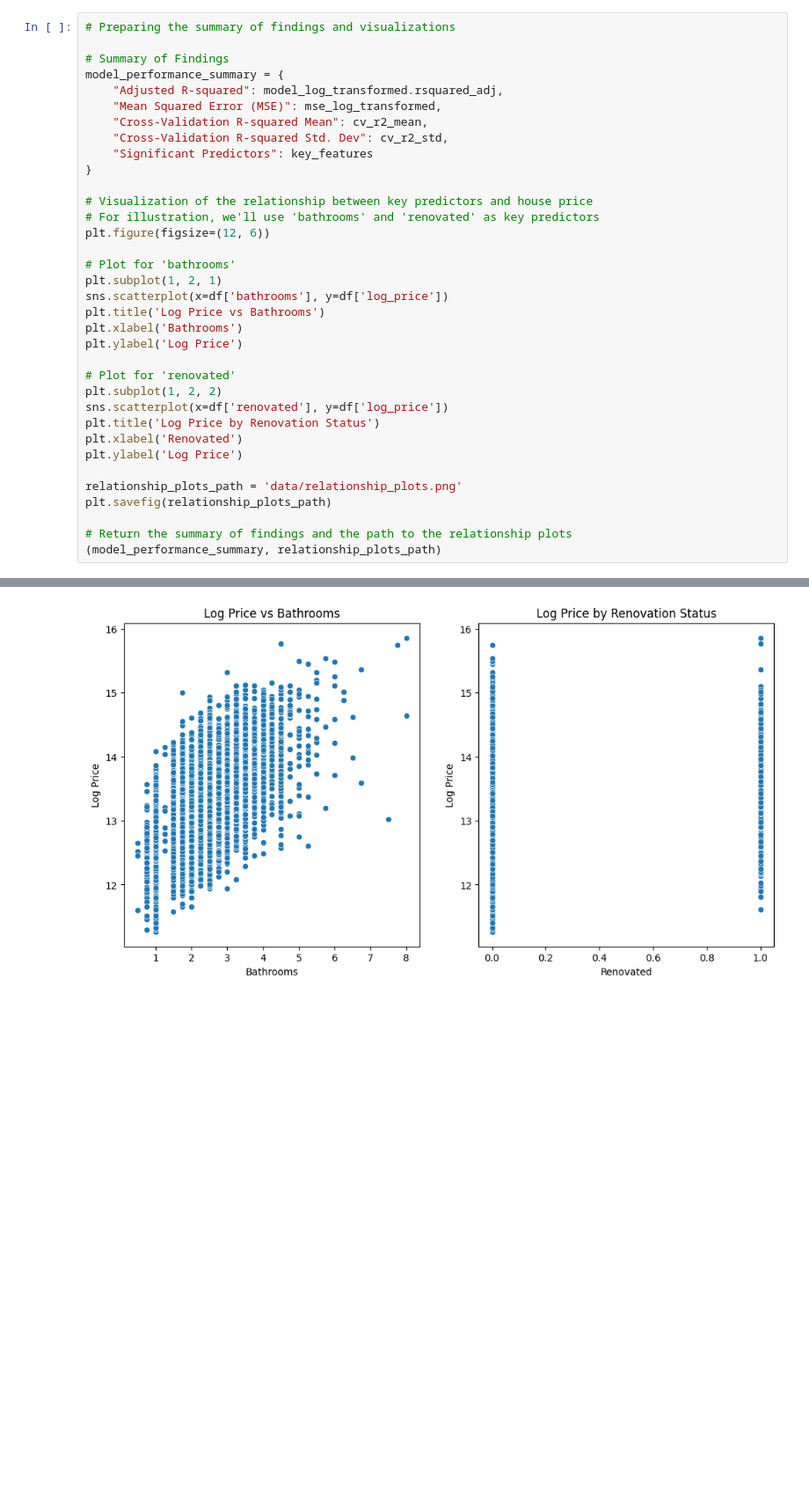
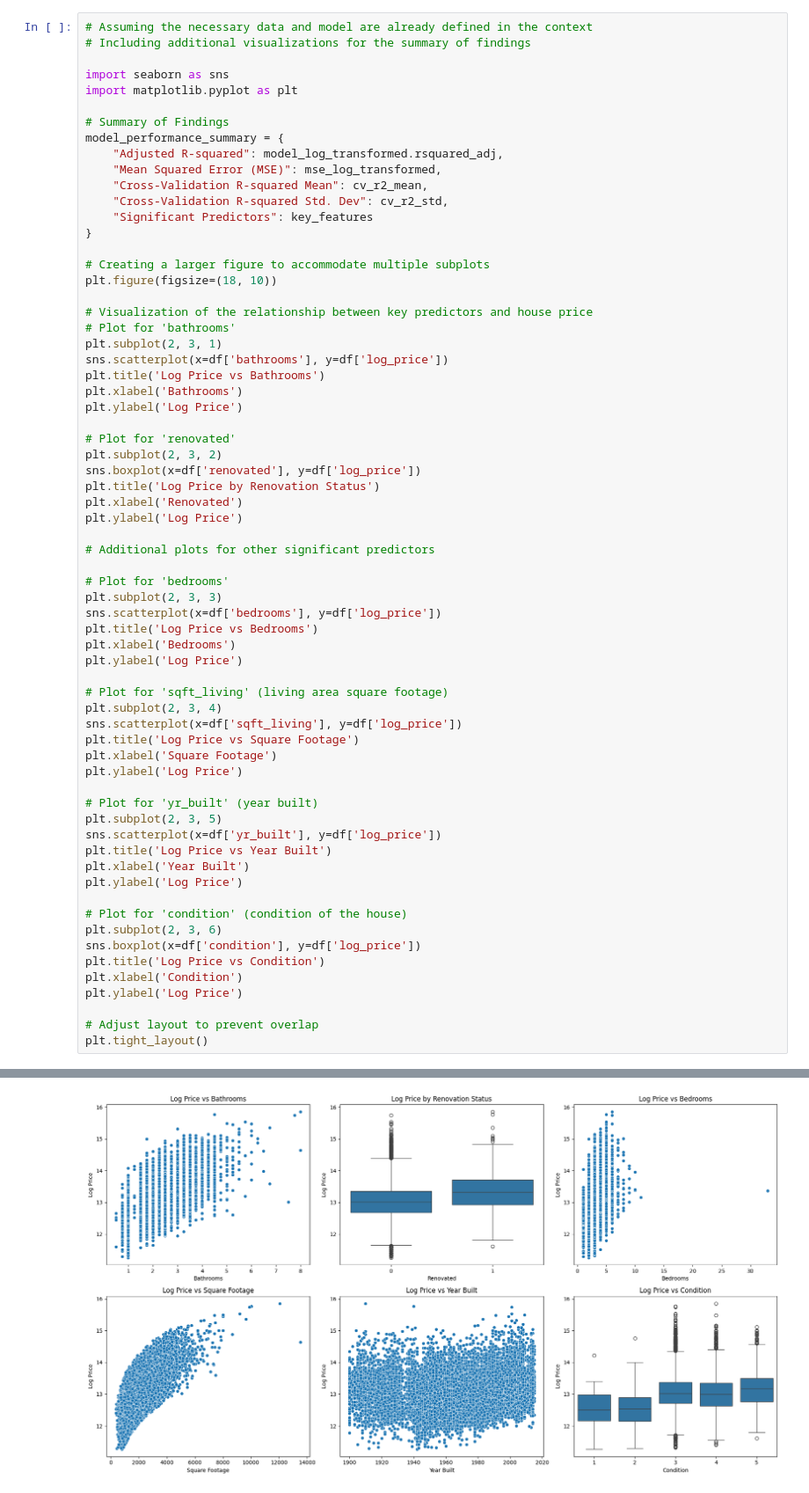
Before and after one commit to aleenevado/DAT8_Project2_Regression, a Jupyter notebook: student.ipynb, the cells around one changed output, grey strips where cells are left out. Shown: that part at 88% size. Cells and saved outputs as stored; diff of their text form; blank space fills up the shorter version.

```diff
--- a/student.ipynb
+++ b/student.ipynb
@@ -379,5 +405,9 @@ high_cooks_d_points = np.where(cooks_d > 4 / len(X))[0]
 # %%
-# Preparing the summary of findings and visualizations
+# Assuming the necessary data and model are already defined in the context
+# Including additional visualizations for the summary of findings
+
+import seaborn as sns
+import matplotlib.pyplot as plt
 
 # Summary of Findings
 model_performance_summary = {
@@ -388,27 +418,54 @@ model_performance_summary = {
     "Significant Predictors": key_features
 }
 
+# Creating a larger figure to accommodate multiple subplots
+plt.figure(figsize=(18, 10))
+
 # Visualization of the relationship between key predictors and house price
-# For illustration, we'll use 'bathrooms' and 'renovated' as key predictors
-plt.figure(figsize=(12, 6))
-
 # Plot for 'bathrooms'
-plt.subplot(1, 2, 1)
+plt.subplot(2, 3, 1)
 sns.scatterplot(x=df['bathrooms'], y=df['log_price'])
 plt.title('Log Price vs Bathrooms')
 plt.xlabel('Bathrooms')
 plt.ylabel('Log Price')
 
 # Plot for 'renovated'
-plt.subplot(1, 2, 2)
-sns.scatterplot(x=df['renovated'], y=df['log_price'])
+plt.subplot(2, 3, 2)
+sns.boxplot(x=df['renovated'], y=df['log_price'])
 plt.title('Log Price by Renovation Status')
 plt.xlabel('Renovated')
 plt.ylabel('Log Price')
 
-relationship_plots_path = 'data/relationship_plots.png'
-plt.savefig(relationship_plots_path)
+# Additional plots for other significant predictors
 
-# Return the summary of findings and the path to the relationship plots
-(model_performance_summary, relationship_plots_path)
+# Plot for 'bedrooms'
+plt.subplot(2, 3, 3)
+sns.scatterplot(x=df['bedrooms'], y=df['log_price'])
+plt.title('Log Price vs Bedrooms')
+plt.xlabel('Bedrooms')
+plt.ylabel('Log Price')
+
+# Plot for 'sqft_living' (living area square footage)
+plt.subplot(2, 3, 4)
+sns.scatterplot(x=df['sqft_living'], y=df['log_price'])
+plt.title('Log Price vs Square Footage')
+plt.xlabel('Square Footage')
+plt.ylabel('Log Price')
+
+# Plot for 'yr_built' (year built)
+plt.subplot(2, 3, 5)
+sns.scatterplot(x=df['yr_built'], y=df['log_price'])
+plt.title('Log Price vs Year Built')
+plt.xlabel('Year Built')
+plt.ylabel('Log Price')
+
+# Plot for 'condition' (condition of the house)
+plt.subplot(2, 3, 6)
+sns.boxplot(x=df['condition'], y=df['log_price'])
+plt.title('Log Price vs Condition')
+plt.xlabel('Condition')
+plt.ylabel('Log Price')
+
+# Adjust layout to prevent overlap
+plt.tight_layout()
 # %% [output]
@@ -421 +472 @@ plt.savefig(relationship_plots_path)
-[figure, old version]
+[figure, new version]
```
Also changed, not shown: parts of 18 cells of this notebook, 3 other files.
